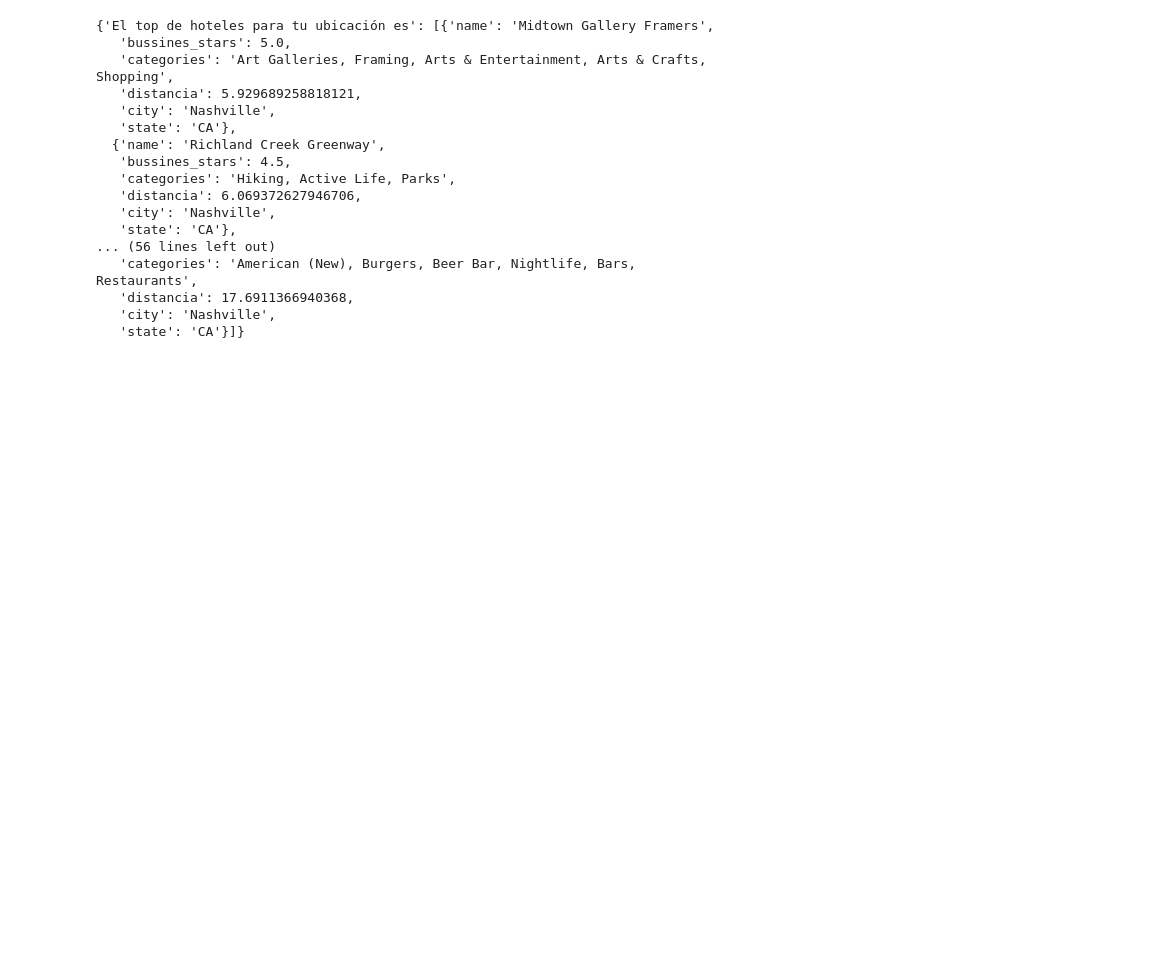
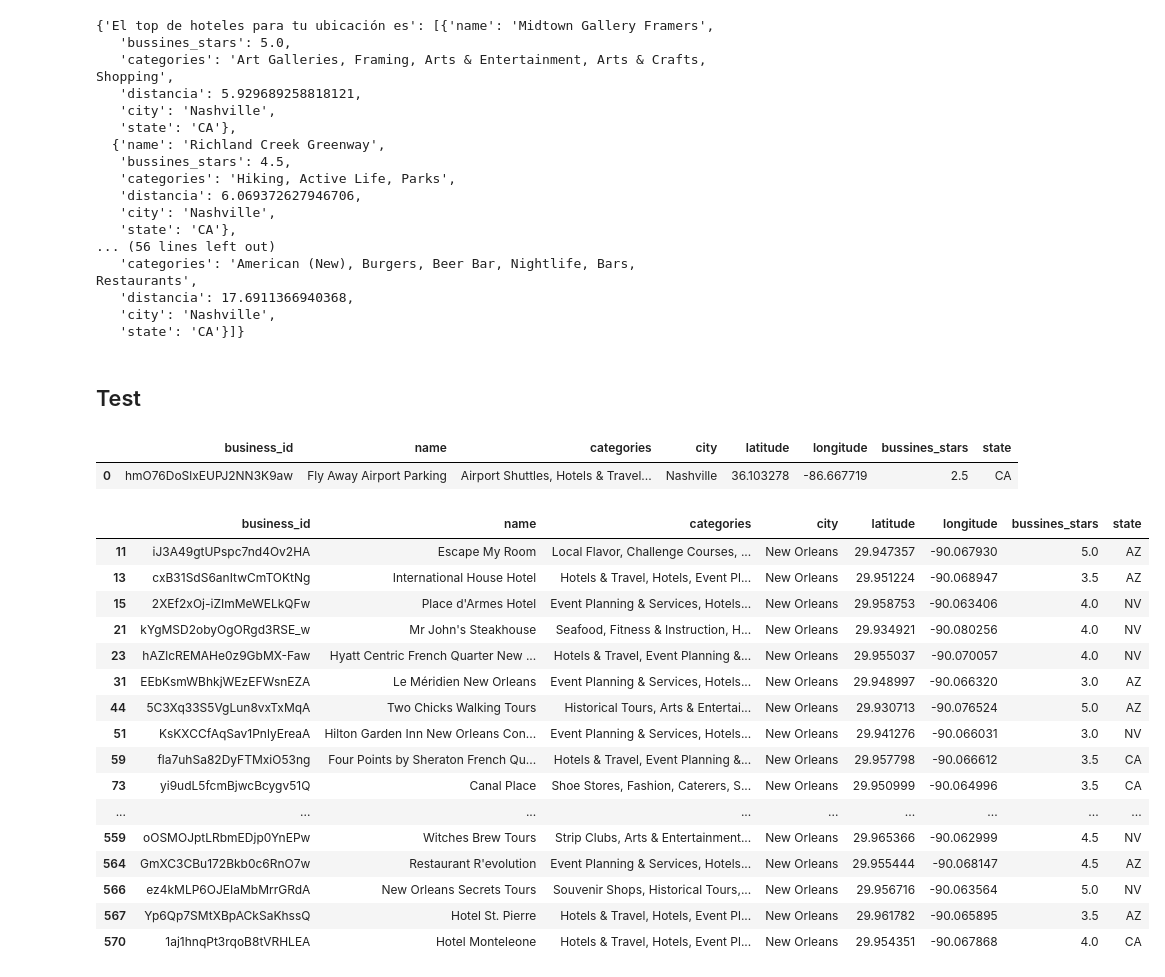
Before and after one commit to Gerardgfc/Pruevas_PF, a Jupyter notebook: test.ipynb, the cells around one changed output. Cells and saved outputs as stored; diff of their text form; code cells hidden in the pictures; blank space fills up the shorter version.

```diff
--- a/test.ipynb
+++ b/test.ipynb
@@ -133,3 +135,30 @@ ordenar_por_bussines_stars('Ghost City Tours Nashville')
    'distancia': 17.6911366940368,
    'city': 'Nashville',
    'state': 'CA'}]}
+# %% [markdown]
+## Test
+# %%
+hoteles.head(1)
+# %% [output]
+|  | business_id | name | categories | city | latitude | longitude | bussines_stars | state |
+| 0 | hmO76DoSlxEUPJ2NN3K9aw | Fly Away Airport Parking | Airport Shuttles, Hotels & Travel... | Nashville | 36.103278 | -86.667719 | 2.5 | CA |
+# %%
+hoteles[hoteles['city'] == 'New Orleans']
+# %% [output]
+|  | business_id | name | categories | city | latitude | longitude | bussines_stars | state |
+| 11 | iJ3A49gtUPspc7nd4Ov2HA | Escape My Room | Local Flavor, Challenge Courses, ... | New Orleans | 29.947357 | -90.067930 | 5.0 | AZ |
+| 13 | cxB31SdS6anItwCmTOKtNg | International House Hotel | Hotels & Travel, Hotels, Event Pl... | New Orleans | 29.951224 | -90.068947 | 3.5 | AZ |
+| 15 | 2XEf2xOj-iZImMeWELkQFw | Place d'Armes Hotel | Event Planning & Services, Hotels... | New Orleans | 29.958753 | -90.063406 | 4.0 | NV |
+| 21 | kYgMSD2obyOgORgd3RSE_w | Mr John's Steakhouse | Seafood, Fitness & Instruction, H... | New Orleans | 29.934921 | -90.080256 | 4.0 | NV |
+| 23 | hAZlcREMAHe0z9GbMX-Faw | Hyatt Centric French Quarter New ... | Hotels & Travel, Event Planning &... | New Orleans | 29.955037 | -90.070057 | 4.0 | NV |
+| 31 | EEbKsmWBhkjWEzEFWsnEZA | Le Méridien New Orleans | Event Planning & Services, Hotels... | New Orleans | 29.948997 | -90.066320 | 3.0 | AZ |
+| 44 | 5C3Xq33S5VgLun8vxTxMqA | Two Chicks Walking Tours | Historical Tours, Arts & Entertai... | New Orleans | 29.930713 | -90.076524 | 5.0 | AZ |
+| 51 | KsKXCCfAqSav1PnlyEreaA | Hilton Garden Inn New Orleans Con... | Event Planning & Services, Hotels... | New Orleans | 29.941276 | -90.066031 | 3.0 | NV |
+| 59 | fla7uhSa82DyFTMxiO53ng | Four Points by Sheraton French Qu... | Hotels & Travel, Event Planning &... | New Orleans | 29.957798 | -90.066612 | 3.5 | CA |
+| 73 | yi9udL5fcmBjwcBcygv51Q | Canal Place | Shoe Stores, Fashion, Caterers, S... | New Orleans | 29.950999 | -90.064996 | 3.5 | CA |
+| ... | ... | ... | ... | ... | ... | ... | ... | ... |
+| 559 | oOSMOJptLRbmEDjp0YnEPw | Witches Brew Tours | Strip Clubs, Arts & Entertainment... | New Orleans | 29.965366 | -90.062999 | 4.5 | NV |
+| 564 | GmXC3CBu172Bkb0c6RnO7w | Restaurant R'evolution | Event Planning & Services, Hotels... | New Orleans | 29.955444 | -90.068147 | 4.5 | AZ |
+| 566 | ez4kMLP6OJEIaMbMrrGRdA | New Orleans Secrets Tours | Souvenir Shops, Historical Tours,... | New Orleans | 29.956716 | -90.063564 | 5.0 | NV |
+| 567 | Yp6Qp7SMtXBpACkSaKhssQ | Hotel St. Pierre | Hotels & Travel, Hotels, Event Pl... | New Orleans | 29.961782 | -90.065895 | 3.5 | AZ |
+| 570 | 1aj1hnqPt3rqoB8tVRHLEA | Hotel Monteleone | Hotels & Travel, Hotels, Event Pl... | New Orleans | 29.954351 | -90.067868 | 4.0 | CA |
```
Also changed, not shown: parts of 6 cells of this notebook, 1 other file.
